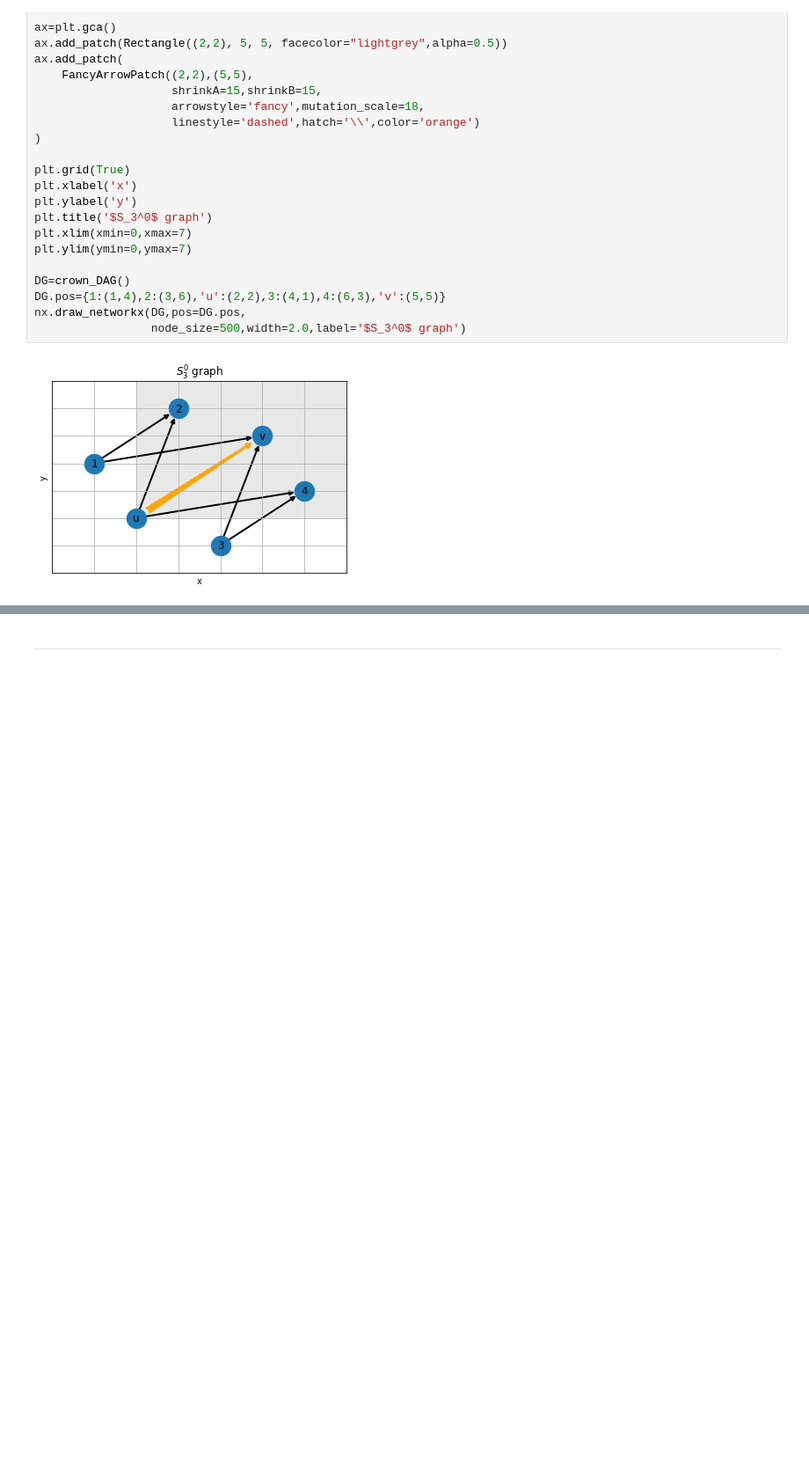
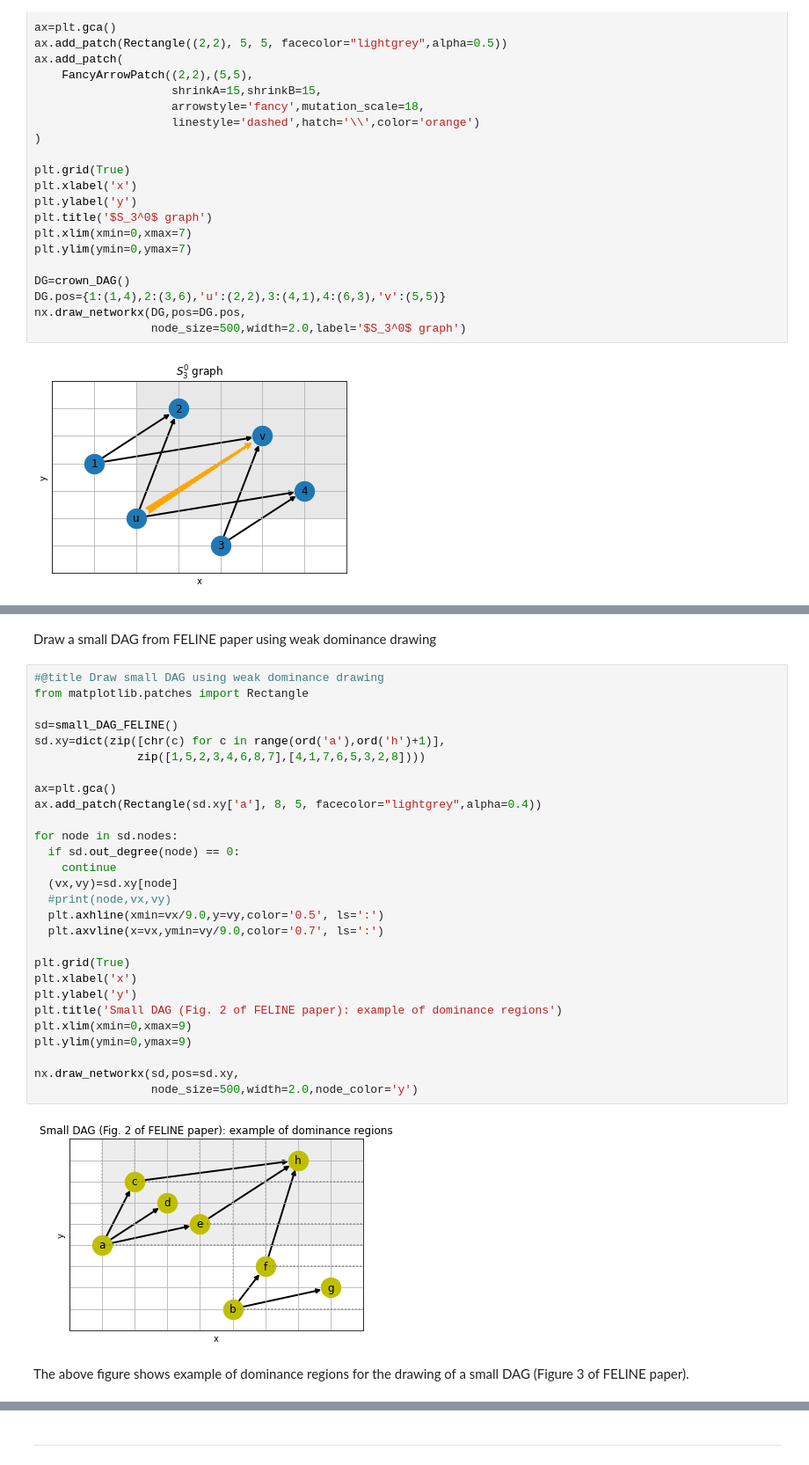
Before and after one commit to jnareb/git-commit-graph-ext, a Jupyter notebook: 03_example_graphs.ipynb, the cells around one changed output, grey strips where cells are left out. Shown at 88% size. Drawn from its saved outputs; the diff is of its cells as text; blank space fills up the shorter version.

```diff
--- a/03_example_graphs.ipynb
+++ b/03_example_graphs.ipynb
@@ -105,0 +158,34 @@ nx.draw_networkx(DG,pos=DG.pos,
+# %% [markdown]
+Draw a small DAG from FELINE paper using weak dominance drawing
+# %%
+#@title Draw small DAG using weak dominance drawing
+from matplotlib.patches import Rectangle
+
+sd=small_DAG_FELINE()
+sd.xy=dict(zip([chr(c) for c in range(ord('a'),ord('h')+1)],
+               zip([1,5,2,3,4,6,8,7],[4,1,7,6,5,3,2,8])))
+
+ax=plt.gca()
+ax.add_patch(Rectangle(sd.xy['a'], 8, 5, facecolor="lightgrey",alpha=0.4))
+
+for node in sd.nodes:
+  if sd.out_degree(node) == 0:
+    continue
+  (vx,vy)=sd.xy[node]
+  #print(node,vx,vy)
+  plt.axhline(xmin=vx/9.0,y=vy,color='0.5', ls=':')
+  plt.axvline(x=vx,ymin=vy/9.0,color='0.7', ls=':')
+
+plt.grid(True)
+plt.xlabel('x')
+plt.ylabel('y')
+plt.title('Small DAG (Fig. 2 of FELINE paper): example of dominance regions')
+plt.xlim(xmin=0,xmax=9)
+plt.ylim(ymin=0,ymax=9)
+
+nx.draw_networkx(sd,pos=sd.xy,
+                 node_size=500,width=2.0,node_color='y')
+# %% [output]
+[figure, added]
+# %% [markdown]
+The above figure shows example of dominance regions for the drawing of a small DAG (Figure 3 of FELINE paper).
```
Also changed, not shown: parts of 23 cells of this notebook, 2 other files.
